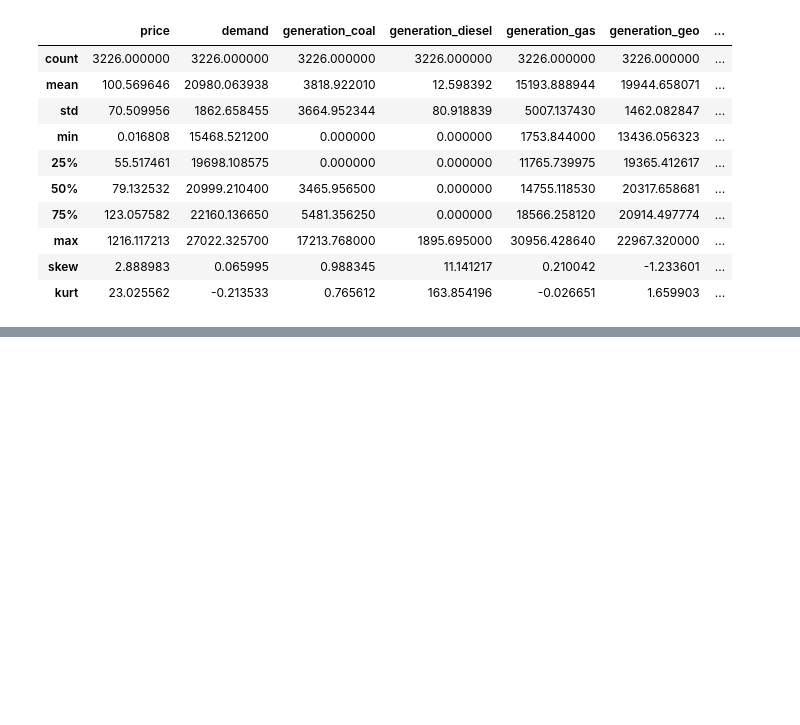
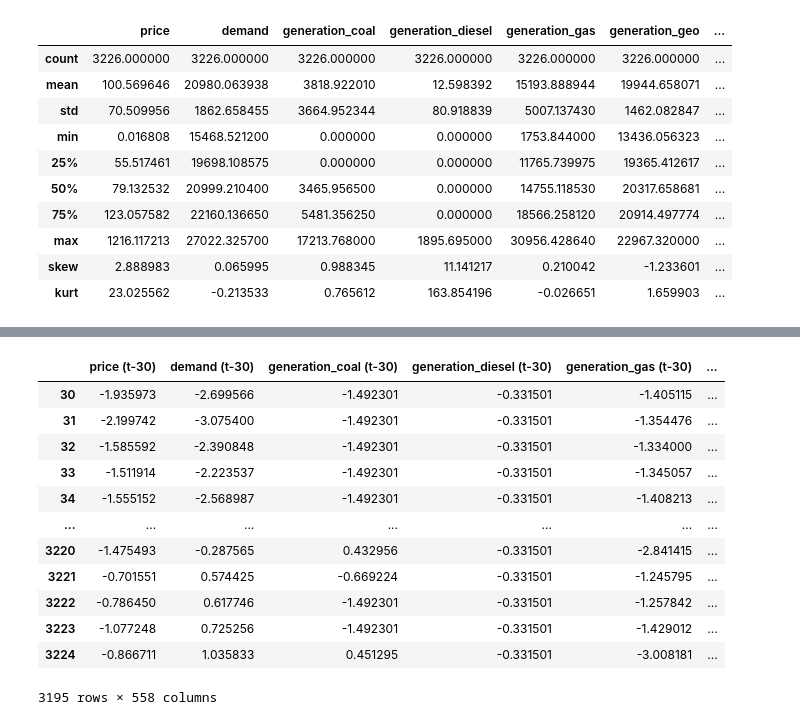
Before and after one commit to gauravkapoor27/LASSO-Feature-Selection, a Jupyter notebook: main.ipynb, the cells around one changed output, grey strips where cells are left out. Saved outputs shown, nothing was run; the diff lists cells and outputs as text; code cells hidden in the pictures; blank space fills up the shorter version.

```diff
--- a/main.ipynb
+++ b/main.ipynb
@@ -31,0 +108,37 @@ sns.heatmap(data.corr(), annot=True, cmap=sns.cubehelix_palette(as_cmap=True));
+# %%
+def build_lags(data, n_lags=1):
+    df = DataFrame(data)
+    cols, names = list(), list()
+    col_names = list(data)
+
+    for i in range(n_lags, 0, -1):
+        cols.append(df.shift(i))
+        names += [('%s (t-%d)' % (j, i)) for j in col_names]
+
+    cols.append(df.shift(-i))
+    names += [('%s (t)' % (j)) for j in col_names]
+
+    agg = concat(cols, axis=1)
+    agg.columns = names
+    agg.dropna(inplace=True)
+
+    return agg
+# %%
+num_lags = 30
+lag_data = build_lags(scaled_data, n_lags=num_lags)
+# %%
+lag_data
+# %% [output]
+|  | price (t-30) | demand (t-30) | generation_coal (t-30) | generation_diesel (t-30) | generation_gas (t-30) | ... |
+| 30 | -1.935973 | -2.699566 | -1.492301 | -0.331501 | -1.405115 | ... |
+| 31 | -2.199742 | -3.075400 | -1.492301 | -0.331501 | -1.354476 | ... |
+| 32 | -1.585592 | -2.390848 | -1.492301 | -0.331501 | -1.334000 | ... |
+| 33 | -1.511914 | -2.223537 | -1.492301 | -0.331501 | -1.345057 | ... |
+| 34 | -1.555152 | -2.568987 | -1.492301 | -0.331501 | -1.408213 | ... |
+| ... | ... | ... | ... | ... | ... | ... |
+| 3220 | -1.475493 | -0.287565 | 0.432956 | -0.331501 | -2.841415 | ... |
+| 3221 | -0.701551 | 0.574425 | -0.669224 | -0.331501 | -1.245795 | ... |
+| 3222 | -0.786450 | 0.617746 | -1.492301 | -0.331501 | -1.257842 | ... |
+| 3223 | -1.077248 | 0.725256 | -1.492301 | -0.331501 | -1.429012 | ... |
+| 3224 | -0.866711 | 1.035833 | 0.451295 | -0.331501 | -3.008181 | ... |
+3195 rows × 558 columns
```
Also changed, not shown: parts of 35 cells of this notebook.
